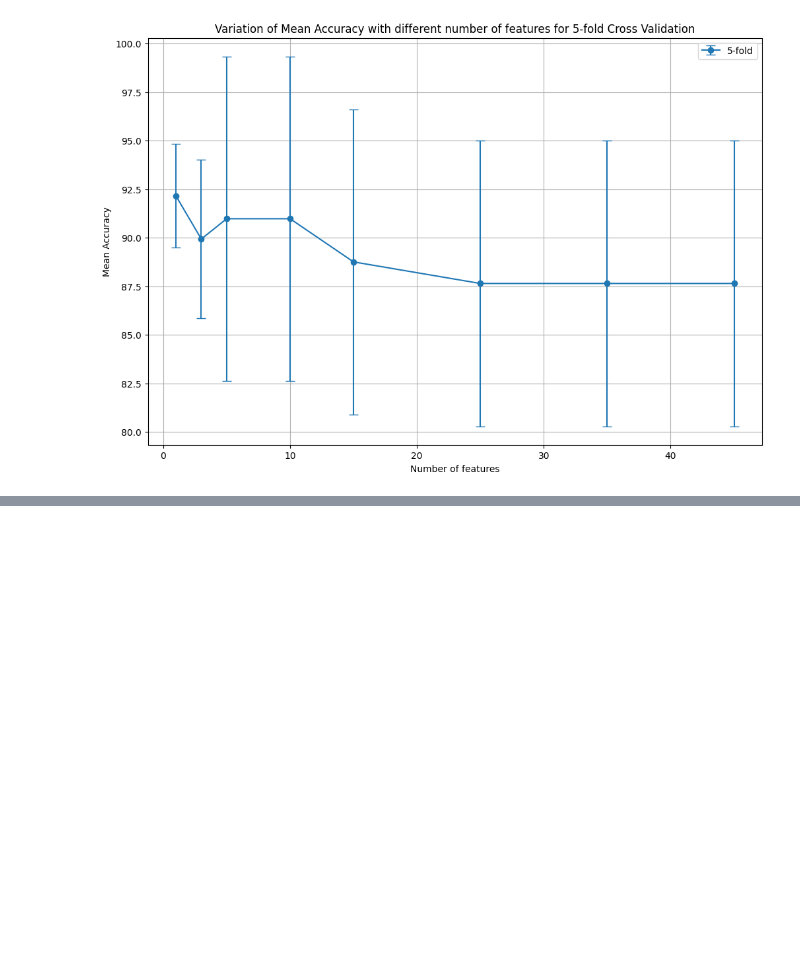
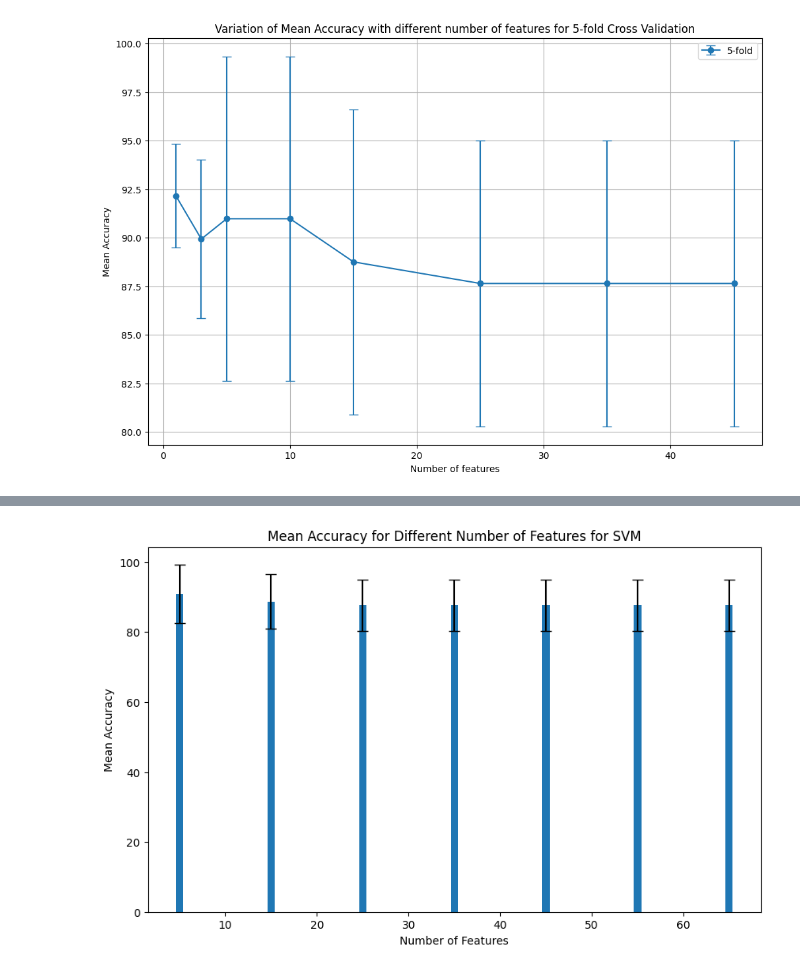
Before and after one commit to Sachira-Heshan/omic-data-and-machine-learning-in-the-identification-of-coronary-artery-disease, a Jupyter notebook: rna_data/models_with_rna_data.ipynb, the cells around one changed output, grey strips where cells are left out. Cells and saved outputs as stored; diff of their text form; code cells hidden in the pictures; blank space fills up the shorter version.

```diff
--- a/rna_data/models_with_rna_data.ipynb
+++ b/rna_data/models_with_rna_data.ipynb
@@ -492,17 +394,19 @@ plt.show()
 # %%
 import matplotlib.pyplot as plt
 
-x_values = results.keys()
+x_values = results_svm.keys()
 # Mean accuracy values for different number of features
-mean_5_fold = [item['5-fold-CV']['mean-accuracy'] for item in results.values()]
+mean_5_fold = [item['5-fold-CV']['mean-accuracy'] for item in results_svm.values()]
 
 # Standard deviation values for different number of features
-std_5_fold = [item['5-fold-CV']['standard-deviation'] for item in results.values()]
+std_5_fold = [item['5-fold-CV']['standard-deviation'] for item in results_svm.values()]
 
 # Create a bar chart for mean accuracy
 plt.figure(figsize=(10, 6))
 plt.bar(x_values, mean_5_fold, yerr=std_5_fold, capsize=5)
 plt.xlabel("Number of Features")
 plt.ylabel("Mean Accuracy")
 plt.title("Mean Accuracy for Different Number of Features for SVM")
 plt.show()
+# %% [output]
+[figure, added]
```
Also changed, not shown: parts of 20 cells of this notebook.
